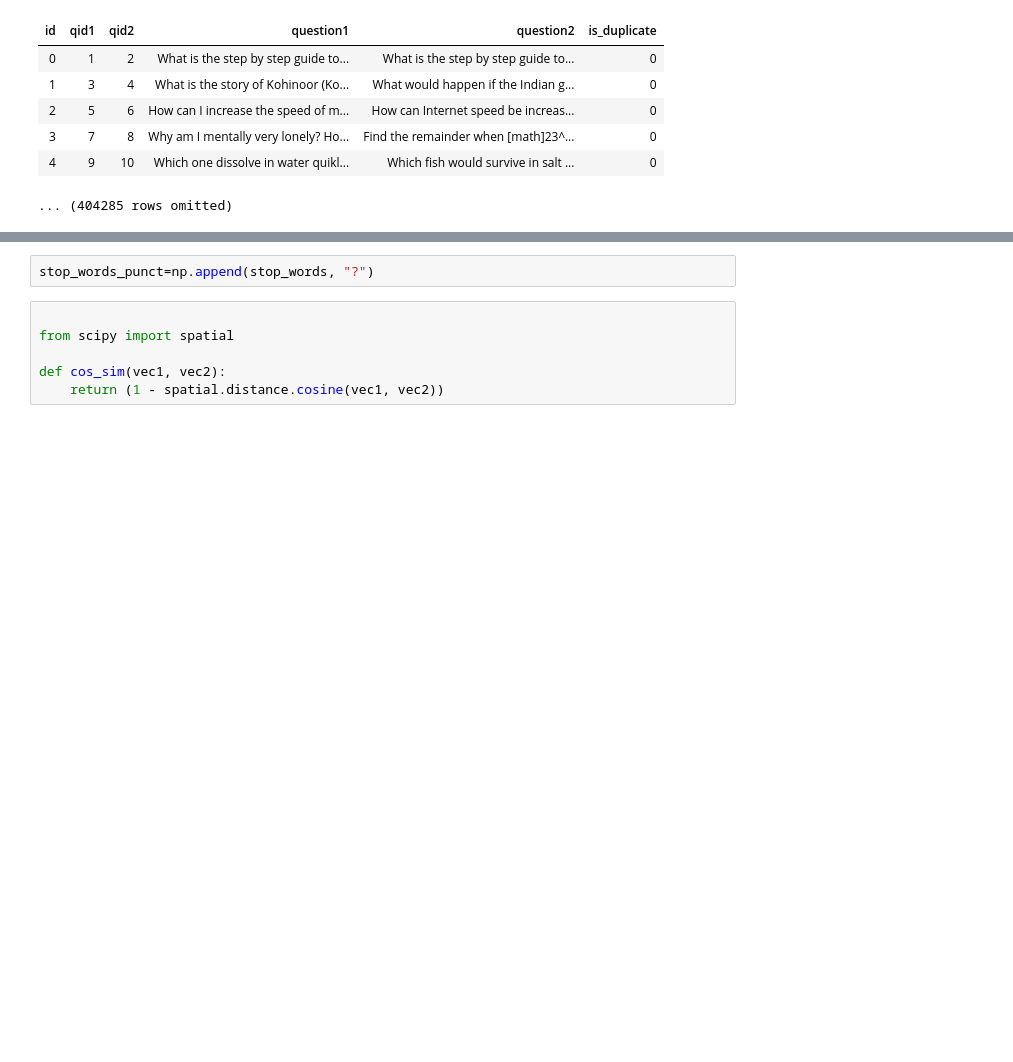
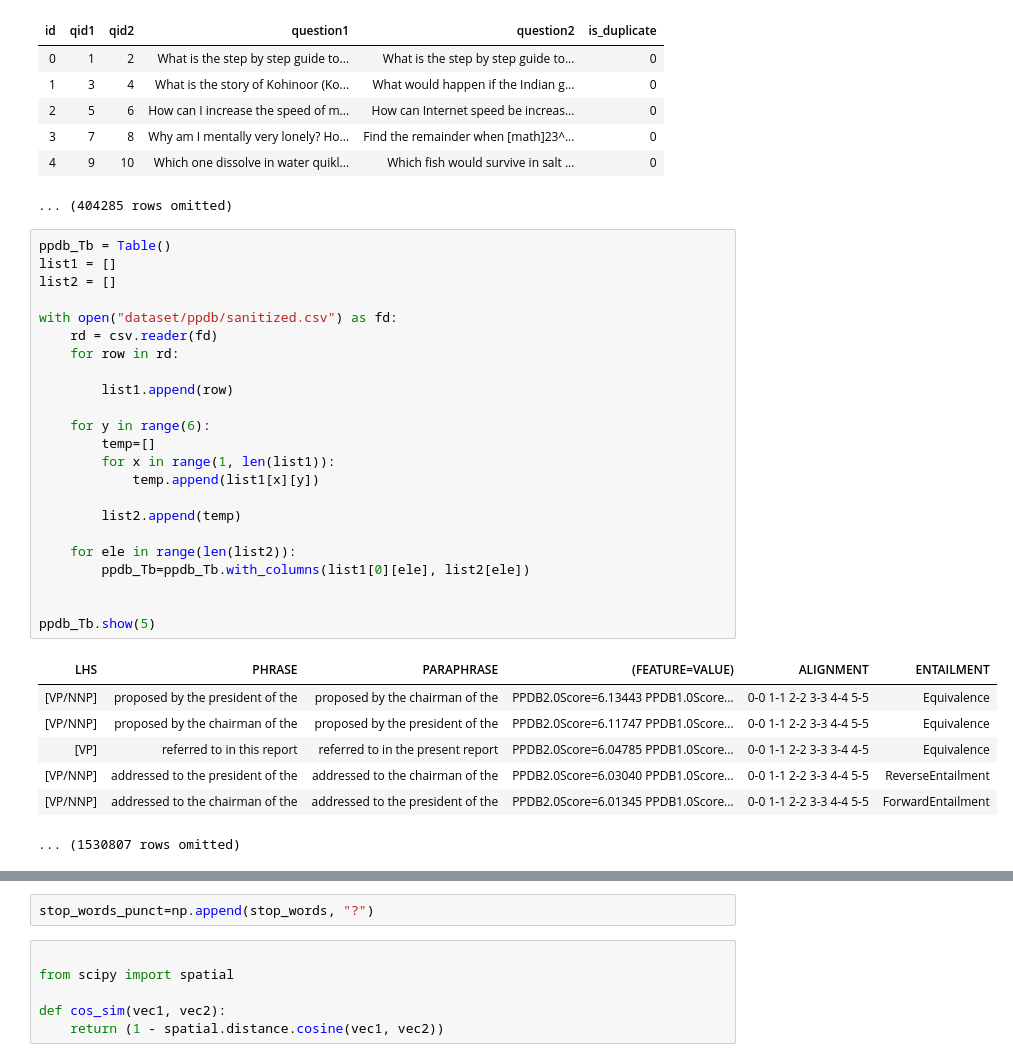
Before and after one commit to AladarMiao/Sinica, a Jupyter notebook: BiLSTM_QQP_with_new_ds.ipynb, the cells around one changed output, grey strips where cells are left out. Saved outputs shown, nothing was run; the diff lists cells and outputs as text; blank space fills up the shorter version.

```diff
--- a/BiLSTM_QQP_with_new_ds.ipynb
+++ b/BiLSTM_QQP_with_new_ds.ipynb
@@ -114,6 +114,37 @@ Tb.show(5)
 | 3 | 7 | 8 | Why am I mentally very lonely? Ho... | Find the remainder when [math]23^... | 0 |
 | 4 | 9 | 10 | Which one dissolve in water quikl... | Which fish would survive in salt ... | 0 |
 ... (404285 rows omitted)
+# %%
+ppdb_Tb = Table()
+list1 = []
+list2 = []
+
+with open("dataset/ppdb/sanitized.csv") as fd:
+    rd = csv.reader(fd)
+    for row in rd:
+
+        list1.append(row)
+
+    for y in range(6):
+        temp=[]
+        for x in range(1, len(list1)):
+            temp.append(list1[x][y])
+
+        list2.append(temp)
+
+    for ele in range(len(list2)):
+        ppdb_Tb=ppdb_Tb.with_columns(list1[0][ele], list2[ele])
+
+
+ppdb_Tb.show(5)
+# %% [output]
+| LHS | PHRASE | PARAPHRASE | (FEATURE=VALUE) | ALIGNMENT | ENTAILMENT |
+| [VP/NNP] | proposed by the president of the | proposed by the chairman of the | PPDB2.0Score=6.13443 PPDB1.0Score... | 0-0 1-1 2-2 3-3 4-4 5-5 | Equivalence |
+| [VP/NNP] | proposed by the chairman of the | proposed by the president of the | PPDB2.0Score=6.11747 PPDB1.0Score... | 0-0 1-1 2-2 3-3 4-4 5-5 | Equivalence |
+| [VP] | referred to in this report | referred to in the present report | PPDB2.0Score=6.04785 PPDB1.0Score... | 0-0 1-1 2-2 3-3 3-4 4-5 | Equivalence |
+| [VP/NNP] | addressed to the president of the | addressed to the chairman of the | PPDB2.0Score=6.03040 PPDB1.0Score... | 0-0 1-1 2-2 3-3 4-4 5-5 | ReverseEntailment |
+| [VP/NNP] | addressed to the chairman of the | addressed to the president of the | PPDB2.0Score=6.01345 PPDB1.0Score... | 0-0 1-1 2-2 3-3 4-4 5-5 | ForwardEntailment |
+... (1530807 rows omitted)
 # %%
 import nltk
 nltk.download('stopwords')
```
Also changed, not shown: parts of 33 cells of this notebook.
